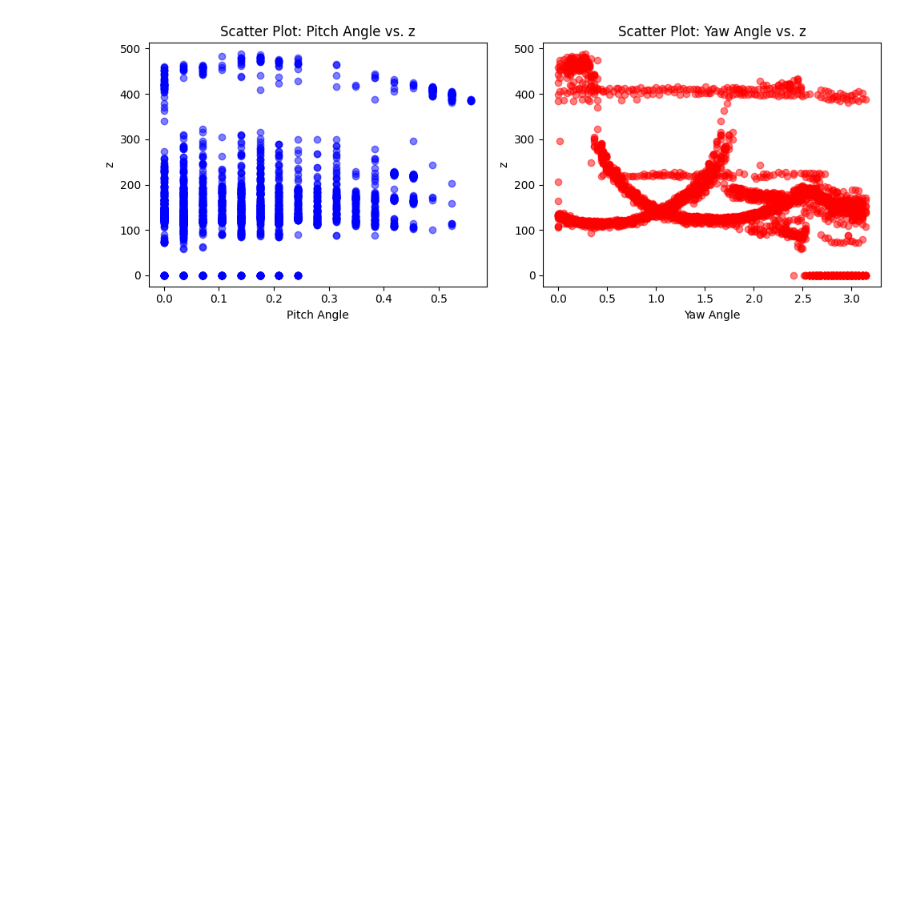
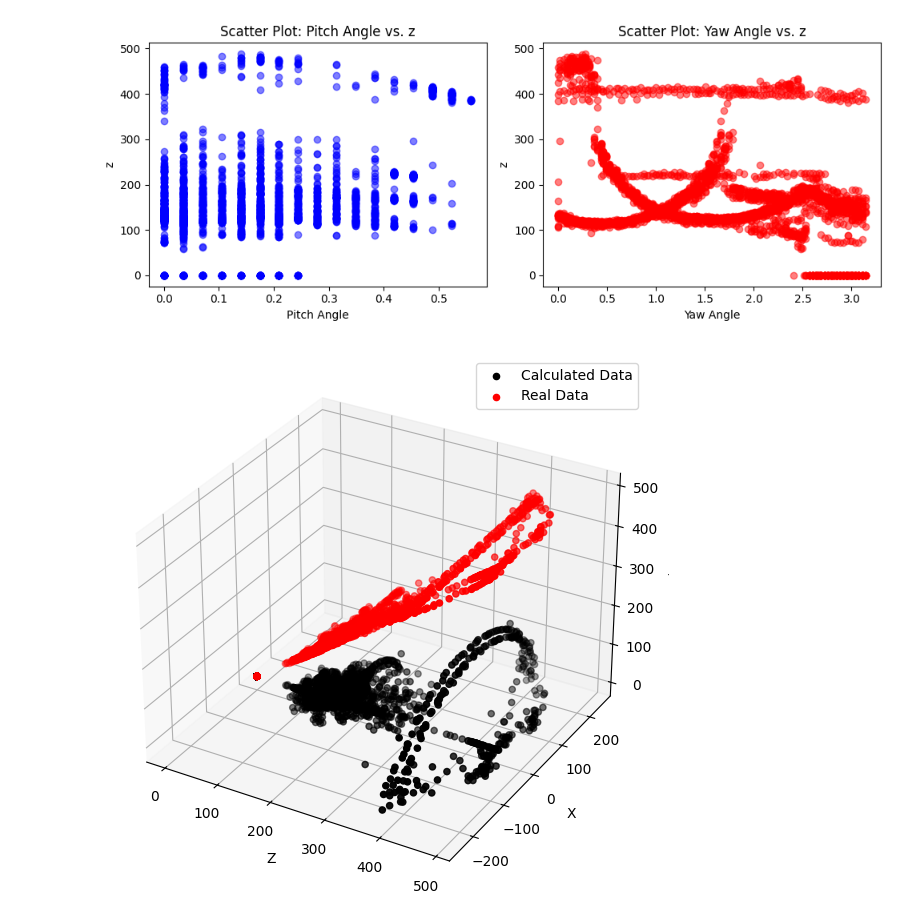
Before and after one commit to STARS-Dominican-University/LunarLIDAR, a Jupyter notebook: source/notebook/Data-Analysis.ipynb, the cells around one changed output. Cells and saved outputs as stored; diff of their text form; code cells hidden in the pictures; blank space fills up the shorter version.

```diff
--- a/source/notebook/Data-Analysis.ipynb
+++ b/source/notebook/Data-Analysis.ipynb
@@ -400,6 +400,23 @@ plt.show()
 [figure]
 [figure]
 # %%
-new_df = data.copy()
+new_df = even_rows.copy()
 new_df['Distance'] = np.sqrt(even_rows['x']**2 + even_rows['y']**2 + even_rows['z']**2)
-new_df.to_csv('new_lunar_point_cloud.csv', index=False)
+# %%
+fig = plt.figure(figsize=(10, 7))
+ax = fig.add_subplot(111, projection='3d')
+
+# Plot calculated data
+ax.scatter3D(even_rows['z'], even_rows['x'], even_rows['y'], color='black', label='Calculated Data')
+
+# Plot real data
+ax.scatter3D(new_df['z'], new_df['x'], new_df['Distance'], color='red', label='Real Data')
+
+ax.set_xlabel('Z')
+ax.set_ylabel('X')
+ax.set_zlabel('Y')
+
+plt.legend()
+plt.show()
+# %% [output]
+[figure, added]
```
Also changed, not shown: parts of 1 cell of this notebook, 1 other file.
